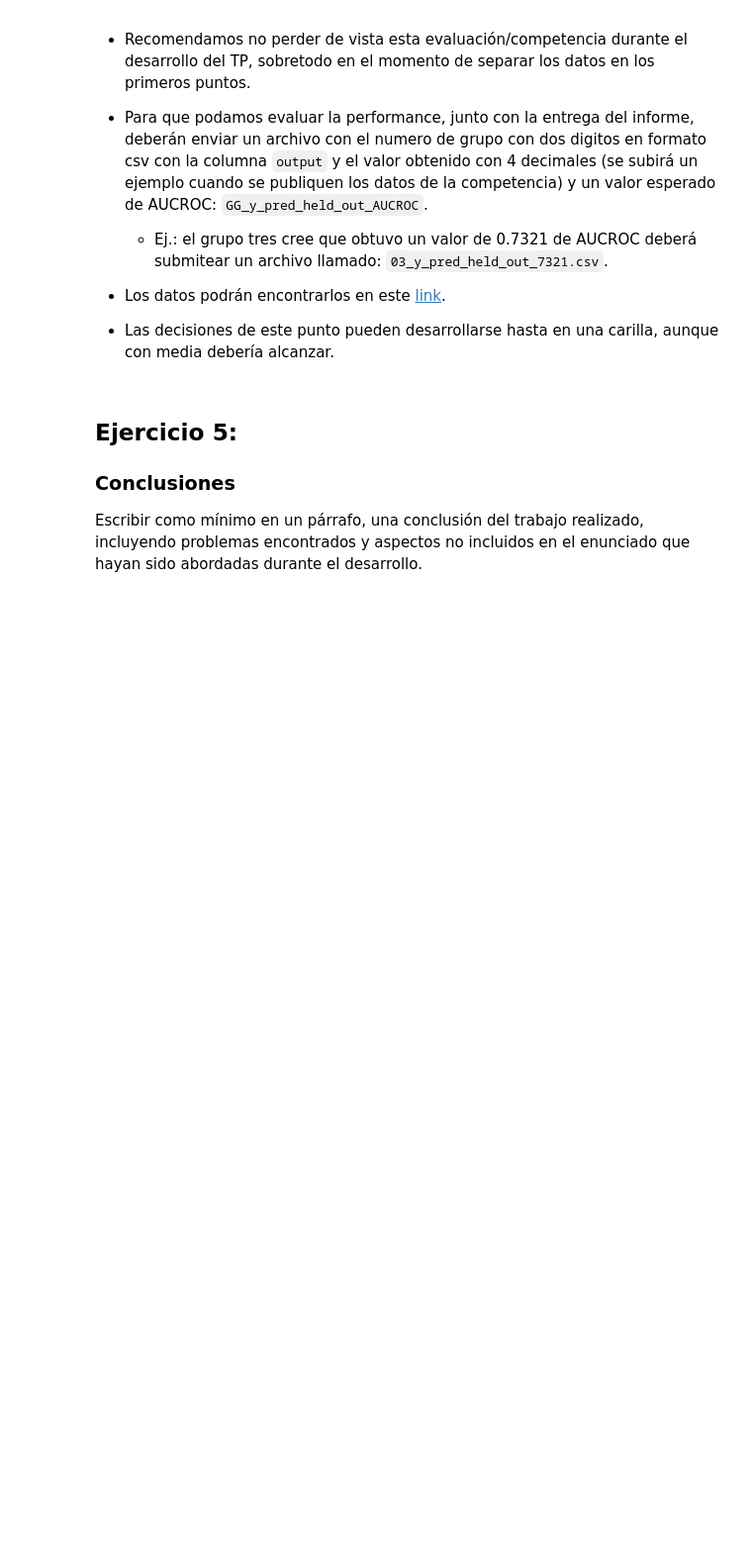
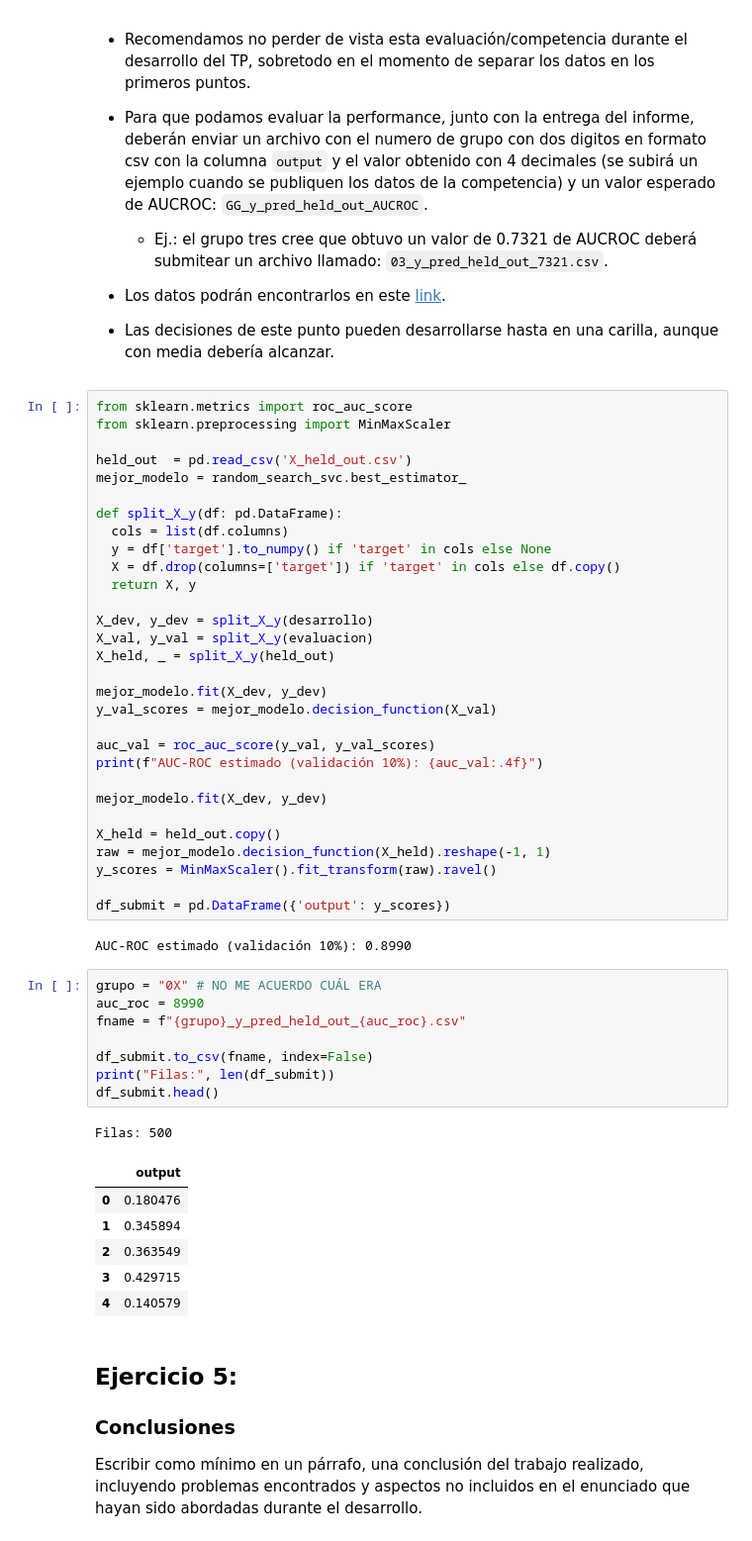
Before and after one commit to martinperaltarecio9/TPs_aprendizaje_automatico, a Jupyter notebook: 03_intermedia.ipynb, the cells around one changed output. Shown: that part at 99% size. Drawn from its saved outputs; the diff is of its cells as text; blank space fills up the shorter version.

```diff
--- a/03_intermedia.ipynb
+++ b/03_intermedia.ipynb
@@ -627,6 +627,54 @@ AUCROC PROMEDIO (validacion) LDA 0.74568198005698
 - Los datos podrán encontrarlos en este [link](https://github.com/aprendizaje-automatico-dc-uba-ar/material/tree/main/tp/01_aprendizaje_supervisado/datos).
 
 - Las decisiones de este punto pueden desarrollarse hasta en una carilla, aunque con media debería alcanzar.
+# %%
+from sklearn.metrics import roc_auc_score
+from sklearn.preprocessing import MinMaxScaler
+
+held_out  = pd.read_csv('X_held_out.csv')
+mejor_modelo = random_search_svc.best_estimator_
+
+def split_X_y(df: pd.DataFrame):
+  cols = list(df.columns)
+  y = df['target'].to_numpy() if 'target' in cols else None
+  X = df.drop(columns=['target']) if 'target' in cols else df.copy()
+  return X, y
+
+X_dev, y_dev = split_X_y(desarrollo)
+X_val, y_val = split_X_y(evaluacion)
+X_held, _ = split_X_y(held_out)
+
+mejor_modelo.fit(X_dev, y_dev)
+y_val_scores = mejor_modelo.decision_function(X_val)
+
+auc_val = roc_auc_score(y_val, y_val_scores)
+print(f"AUC-ROC estimado (validación 10%): {auc_val:.4f}")
+
+mejor_modelo.fit(X_dev, y_dev)
+
+X_held = held_out.copy()
+raw = mejor_modelo.decision_function(X_held).reshape(-1, 1)
+y_scores = MinMaxScaler().fit_transform(raw).ravel()
+
+df_submit = pd.DataFrame({'output': y_scores})
+# %% [output]
+AUC-ROC estimado (validación 10%): 0.8990
+# %%
+grupo = "0X" # NO ME ACUERDO CUÁL ERA
+auc_roc = 8990
+fname = f"{grupo}_y_pred_held_out_{auc_roc}.csv"
+
+df_submit.to_csv(fname, index=False)
+print("Filas:", len(df_submit))
+df_submit.head()
+# %% [output]
+Filas: 500
+|  | output |
+| 0 | 0.180476 |
+| 1 | 0.345894 |
+| 2 | 0.363549 |
+| 3 | 0.429715 |
+| 4 | 0.140579 |
 # %% [markdown]
 ## Ejercicio 5:
 ### Conclusiones
```
Also changed, not shown: parts of 2 cells of this notebook, 1 other file.
